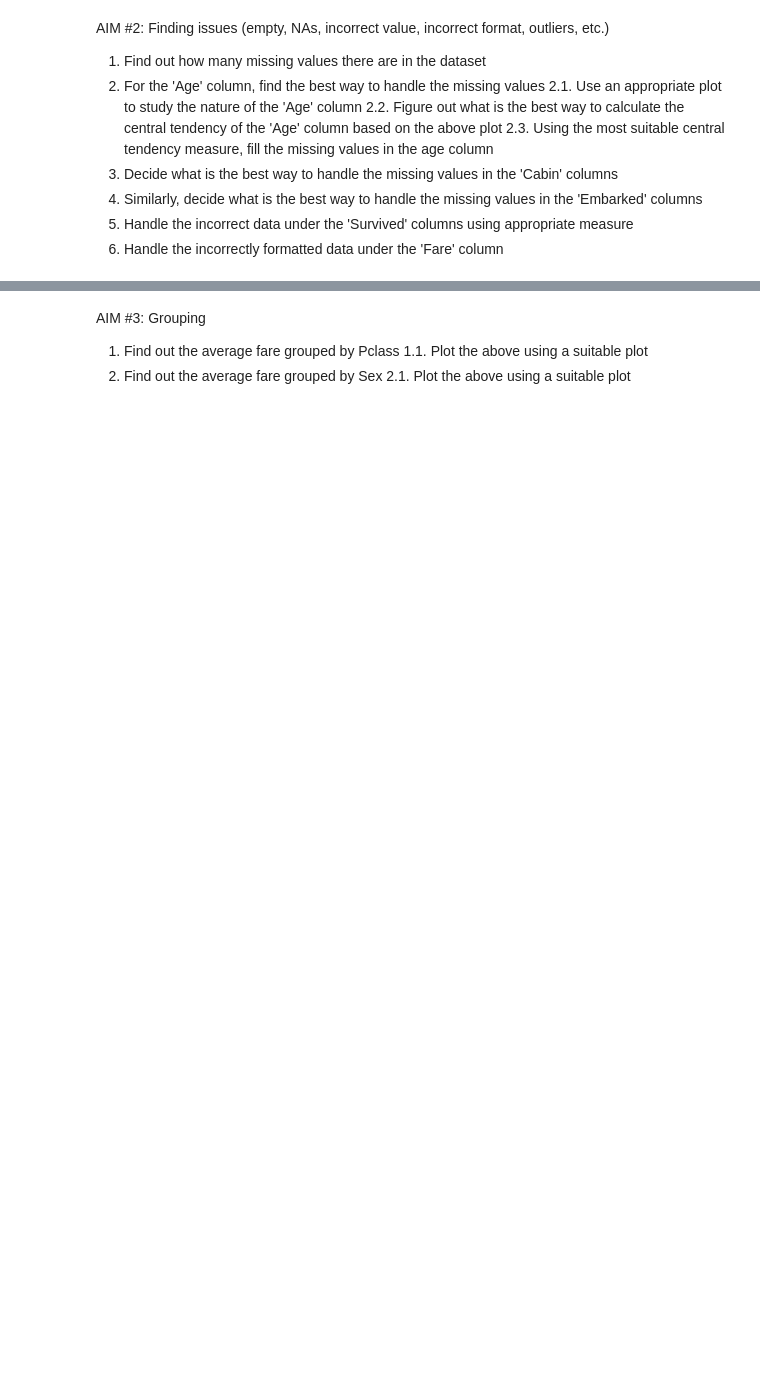
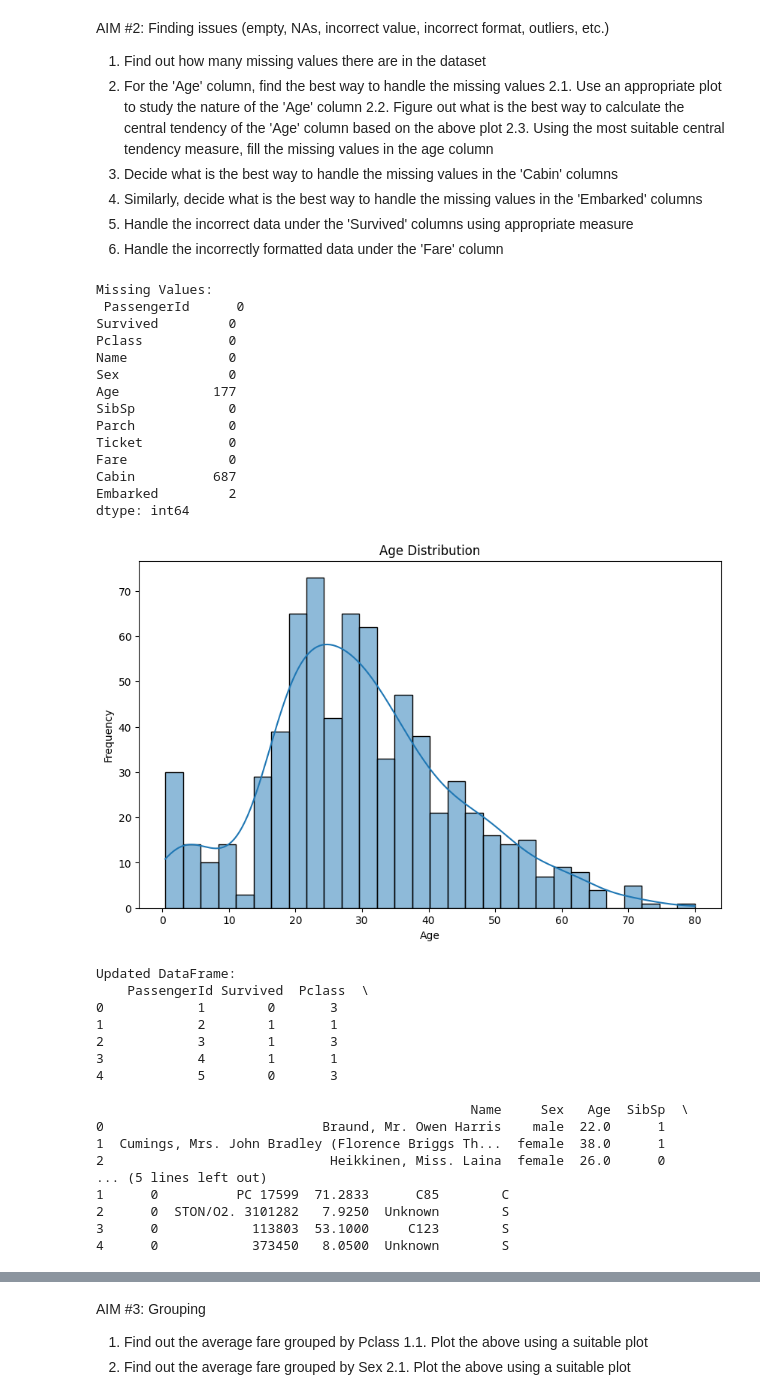
Before and after one commit to zyxcl99/ngex5, a Jupyter notebook: ngex5.ipynb, the cells around one changed output, grey strips where cells are left out. Drawn from its saved outputs; the diff is of its cells as text; code cells hidden in the pictures; blank space fills up the shorter version.

Commit message:
ngex5

```diff
--- a/ngex5.ipynb
+++ b/ngex5.ipynb
@@ -18,3 +65,66 @@ AIM #2: Finding issues (empty, NAs, incorrect value, incorrect format, outliers,
 4. Similarly, decide what is the best way to handle the missing values in the 'Embarked' columns
 5. Handle the incorrect data under the 'Survived' columns using appropriate measure
 6. Handle the incorrectly formatted data under the 'Fare' column
+# %%
+import pandas as pd
+import matplotlib.pyplot as plt
+import seaborn as sns
+
+file_path = 'C:/Users/zyx/Desktop/python作业/exercise/ngex5/titanic.csv'  # Replace with your actual file path
+df = pd.read_csv(file_path)
+
+missing_values = df.isnull().sum()
+print("Missing Values:\n", missing_values)
+
+plt.figure(figsize=(10, 6))
+sns.histplot(df['Age'], bins=30, kde=True)
+plt.title('Age Distribution')
+plt.xlabel('Age')
+plt.ylabel('Frequency')
+plt.show()
+
+age_mean = df['Age'].mean()
+age_median = df['Age'].median()
+age_mode = df['Age'].mode()[0]
+df['Age'].fillna(age_median, inplace=True)
+
+df['Cabin'].fillna('Unknown', inplace=True)
+df['Embarked'].fillna(df['Embarked'].mode()[0], inplace=True)
+
+df['Survived'] = df['Survived'].apply(lambda x: 1 if x == '1' else (0 if x == '0' else pd.NA))
+df['Fare'] = pd.to_numeric(df['Fare'], errors='coerce')
+
+print("\nUpdated DataFrame:\n", df.head())
+# %% [output]
+Missing Values:
+ PassengerId      0
+Survived         0
+Pclass           0
+Name             0
+Sex              0
+Age            177
+SibSp            0
+Parch            0
+Ticket           0
+Fare             0
+Cabin          687
+Embarked         2
+dtype: int64
+[figure, added]
+Updated DataFrame:
+    PassengerId Survived  Pclass  \
+0            1        0       3
+1            2        1       1
+2            3        1       3
+3            4        1       1
+4            5        0       3
+
+                                                Name     Sex   Age  SibSp  \
+0                            Braund, Mr. Owen Harris    male  22.0      1
+1  Cumings, Mrs. John Bradley (Florence Briggs Th...  female  38.0      1
+2                             Heikkinen, Miss. Laina  female  26.0      0
+... (5 lines left out)
+1      0          PC 17599  71.2833      C85        C
+2      0  STON/O2. 3101282   7.9250  Unknown        S
+3      0            113803  53.1000     C123        S
+4      0            373450   8.0500  Unknown        S
```
Also changed, not shown: parts of 4 cells of this notebook.
